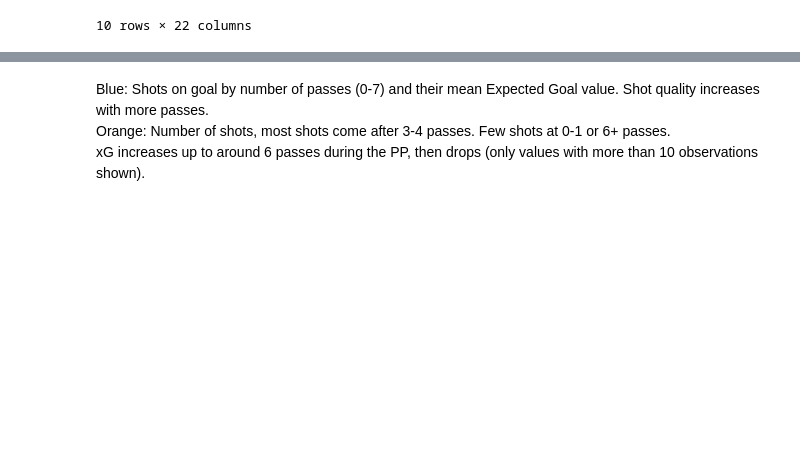
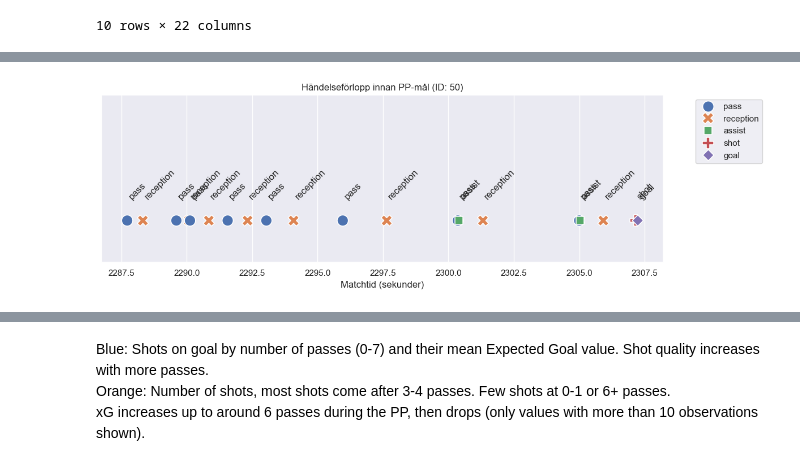
Before and after one commit to emmabertmar/LINHAC-project-2026, a Jupyter notebook: analysis.ipynb, the cells around one changed output, grey strips where cells are left out. Saved outputs shown, nothing was run; the diff lists cells and outputs as text; code cells hidden in the pictures; blank space fills up the shorter version.

Commit message:
compiled our code

```diff
--- a/analysis.ipynb
+++ b/analysis.ipynb
@@ -197,0 +45,9 @@ Index: []
+# %%
+# Sort the data in a chronoligical order
+sorted_data = data.sort_values(by=['gameid', 'compiledgametime'])
+print(sorted_data)
+
+sorted_data['prev_event'] = sorted_data.groupby('gameid')['eventname'].shift(1) #groupby sepereates the data for different games
+sorted_data['next_event'] = sorted_data.groupby('gameid')['eventname'].shift(-1)
+
+print(sorted_data[['gameid', 'compiledgametime', 'prev_event', 'eventname', 'next_event']].head(10))
@@ -197,0 +125,23 @@ Index: []
+# %%
+# Välj ett specifikt mål att visualisera (t.ex. mål_id 0)
+goal_id_to_plot = 50
+single_seq = pp_sequences[pp_sequences['goal_id'] == goal_id_to_plot]
+
+plt.figure(figsize=(12, 4))
+sns.scatterplot(data=single_seq, x='compiledgametime', y=[1]*len(single_seq),
+                hue='eventname', s=200, style='eventname')
+
+# Lägg till textetiketter för varje händelse
+for i, row in single_seq.iterrows():
+    plt.text(row['compiledgametime'], 1.05, row['eventname'],
+             rotation=45, horizontalalignment='left')
+
+plt.title(f'Händelseförlopp innan PP-mål (ID: {goal_id_to_plot})')
+plt.xlabel('Matchtid (sekunder)')
+plt.yticks([]) # Ta bort y-axeln då den inte behövs
+plt.ylim(0.9, 1.3)
+plt.legend(bbox_to_anchor=(1.05, 1), loc='upper left')
+plt.tight_layout()
+plt.show()
+# %% [output]
+[figure, added]
```
Also changed, not shown: parts of 37 cells of this notebook, 2 other files.
